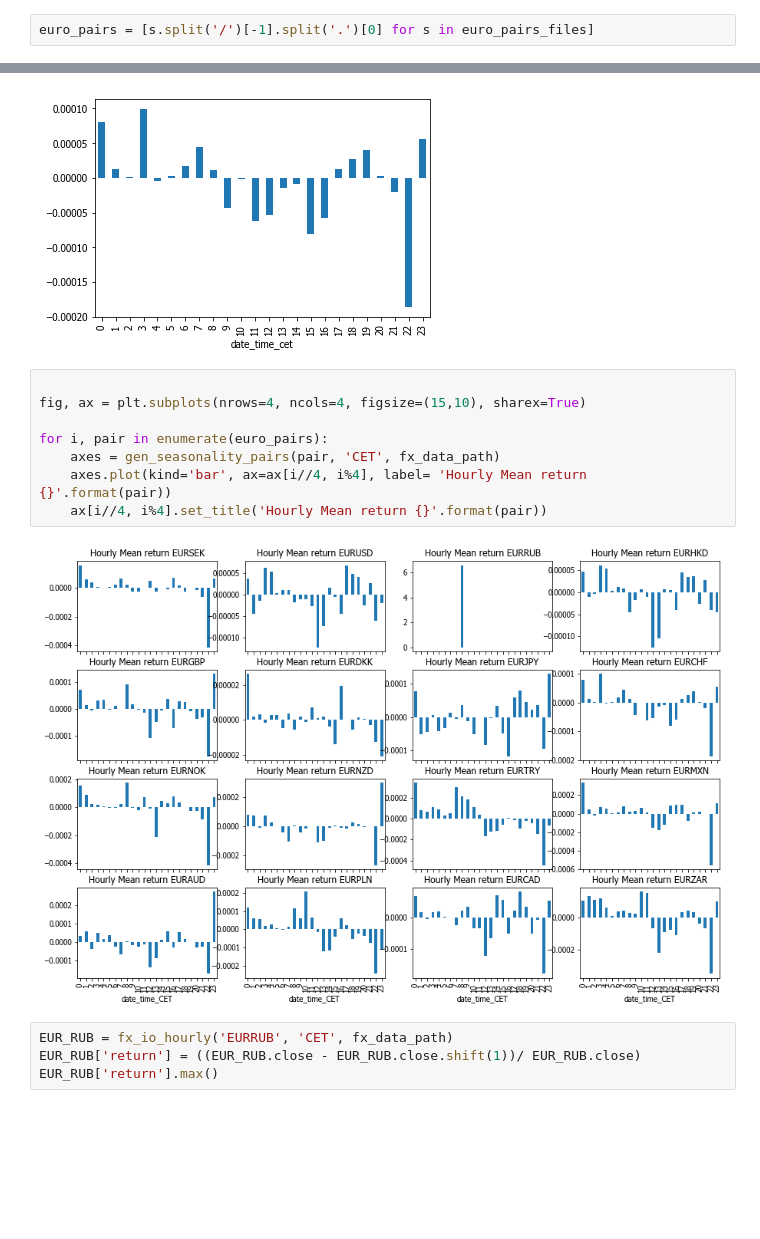
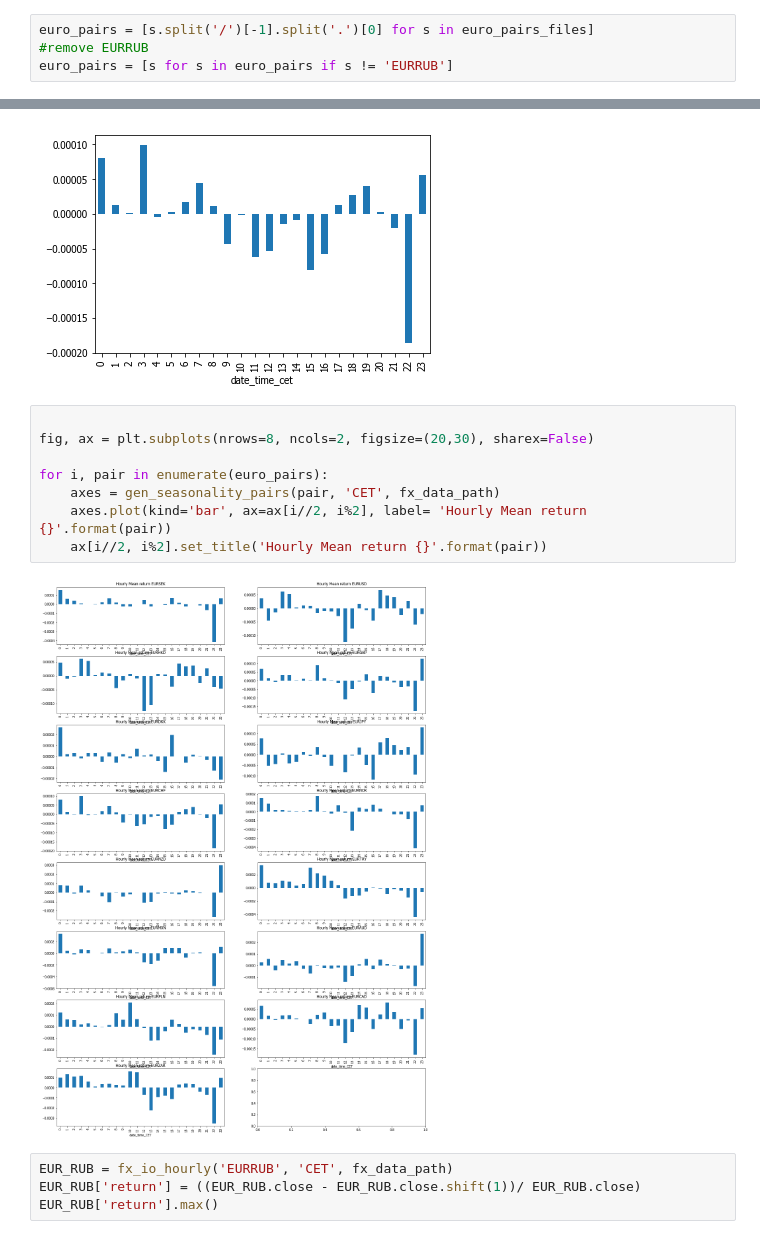
Before and after one commit to jgerardsimcock/robot_wealth, a Jupyter notebook: notebooks/notebooks_python/intraday_risk_premia.ipynb, the cells around one changed output, grey strips where cells are left out. Drawn from its saved outputs; the diff is of its cells as text; blank space fills up the shorter version.

```diff
--- a/notebooks/notebooks_python/intraday_risk_premia.ipynb
+++ b/notebooks/notebooks_python/intraday_risk_premia.ipynb
@@ -82,20 +80,22 @@ jpy_pairs_files = glob.glob(base + '*JPY.csv')
 usd_pairs_files = glob.glob(base + '*USD.csv') + glob.glob(base + 'USD*.csv')
 # %%
 euro_pairs = [s.split('/')[-1].split('.')[0] for s in euro_pairs_files]
+#remove EURRUB
+euro_pairs = [s for s in euro_pairs if s != 'EURRUB']
 # %%
 EURCHF.groupby(EURCHF['date_time_cet'].dt.hour).mean()['return'].plot(kind='bar', label='EURCHF Mean Hourly Return');
 # %% [output]
 [figure]
 # %%
 
-fig, ax = plt.subplots(nrows=4, ncols=4, figsize=(15,10), sharex=True)
+fig, ax = plt.subplots(nrows=8, ncols=2, figsize=(20,30), sharex=False)
 
 for i, pair in enumerate(euro_pairs):
     axes = gen_seasonality_pairs(pair, 'CET', fx_data_path)
-    axes.plot(kind='bar', ax=ax[i//4, i%4], label= 'Hourly Mean return {}'.format(pair))
-    ax[i//4, i%4].set_title('Hourly Mean return {}'.format(pair))
+    axes.plot(kind='bar', ax=ax[i//2, i%2], label= 'Hourly Mean return {}'.format(pair))
+    ax[i//2, i%2].set_title('Hourly Mean return {}'.format(pair))
 # %% [output]
-[figure, old version]
+[figure, new version]
 # %%
 EUR_RUB = fx_io_hourly('EURRUB', 'CET', fx_data_path)
 EUR_RUB['return'] = ((EUR_RUB.close - EUR_RUB.close.shift(1))/ EUR_RUB.close)
```
Also changed, not shown: parts of 6 cells of this notebook.
